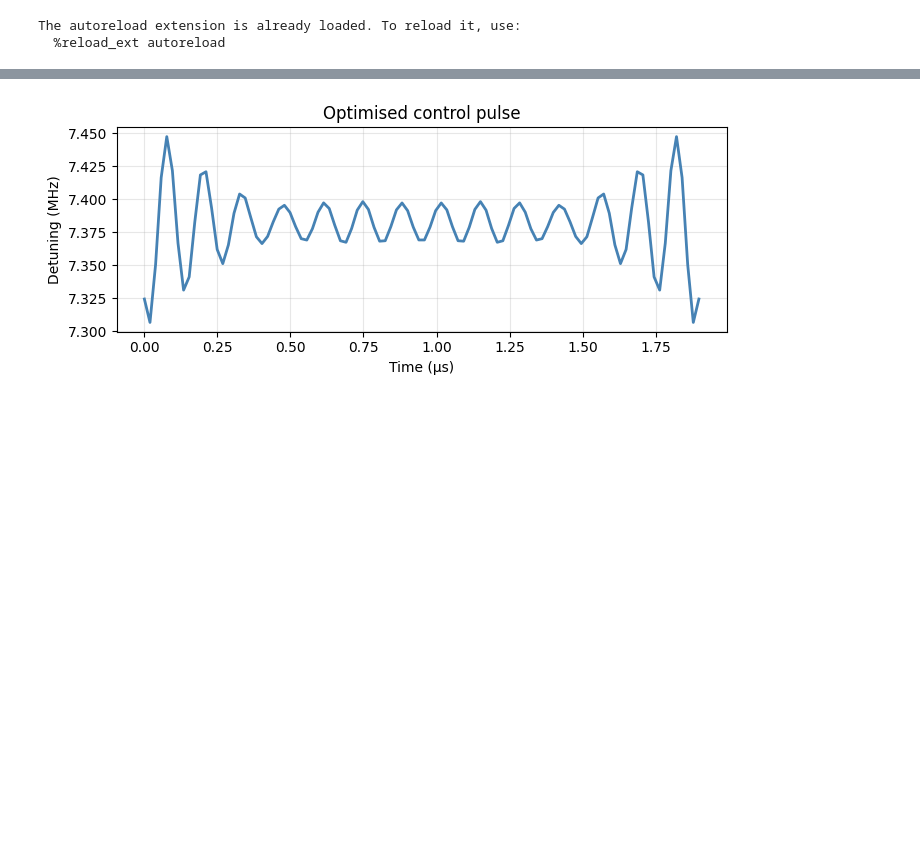
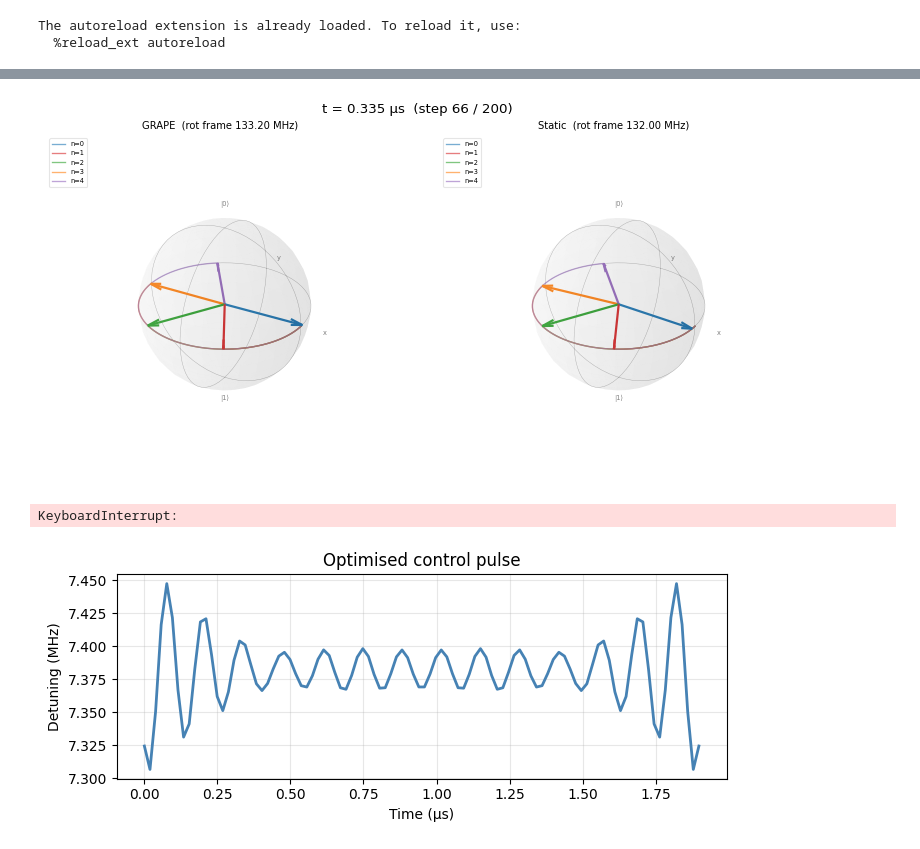
Before and after one commit to TunmayGerg/quantum-simulation-code, a Jupyter notebook: Optimal control/Grape_optimal_control_adiabatic.ipynb, the cells around one changed output, grey strips where cells are left out. Saved outputs shown, nothing was run; the diff lists cells and outputs as text; code cells hidden in the pictures; blank space fills up the shorter version.

```diff
--- a/Optimal control/Grape_optimal_control_adiabatic.ipynb
+++ b/Optimal control/Grape_optimal_control_adiabatic.ipynb
@@ -427,3 +383,50 @@ for k in range(nsteps):
+# %%
+from IPython.display import Image as IPImage
+
+n_loops_render = 5  # number of playback loops
+
+def _render_frame(step):  # returns PNG bytes for the given step
+    fig, axes = plt.subplots(1, 2, figsize=(10, 5), subplot_kw={'projection': '3d'})
+    fig.suptitle(f't = {step * dt_ev:.3f} μs  (step {step} / {nsteps})', fontsize=12)
+    for ax, (label, bv, w_rot) in zip(axes, [
+        ("GRAPE", bv_grape, w_rot_grape),
+        ("Static", bv_unopt, w_rot_unopt),
+    ]):
+        _draw_sphere(ax)
+        ax.set_title(f'{label}  (rot frame {w_rot/(2*np.pi):.2f} MHz)', fontsize=9)
+        bv_rf = to_rotating_frame(bv[:, :step+1], w_rot, dt_ev)
+        for i, col in zip(range(len(photon_nums)), traj_colors):
+            traj = bv_rf[i]
+            ax.plot(traj[:, 0], traj[:, 1], traj[:, 2], '-', color=col, lw=1.2, alpha=0.6, label=f'n={photon_nums[i]}')
+            ax.quiver(0, 0, 0, *traj[-1], color=col, linewidth=2, arrow_length_ratio=0.15)
+        ax.legend(fontsize=6, loc='upper left', framealpha=0.5)
+    plt.tight_layout()
+    buf = io.BytesIO()
+    plt.savefig(buf, format='png', dpi=80, bbox_inches='tight')
+    plt.close(fig)
+    buf.seek(0)
+    return buf.read()
+
+steps = list(range(0, nsteps + 1, frame_skip))
+if nsteps % frame_skip != 0:
+    steps.append(nsteps)
+
+print(f"Pre-rendering {len(steps)} frames…")
+frames = []
+for k, step in enumerate(steps):
+    frames.append(_render_frame(step))
+    if (k + 1) % 10 == 0:
+        print(f"  {k+1}/{len(steps)}", end="\r")
+print(f"Done. Playing {n_loops_render} loops.")
+
+for _ in range(n_loops_render):
+    for png in frames:
+        clear_output(wait=True)
+        display(IPImage(data=png))
+        time.sleep(delay_s)
+# %% [output]
+[figure, added]
+KeyboardInterrupt:
 # %%
 import matplotlib.pyplot as plt
 import numpy as np
```
Also changed, not shown: parts of 8 cells of this notebook, 18 other files.
